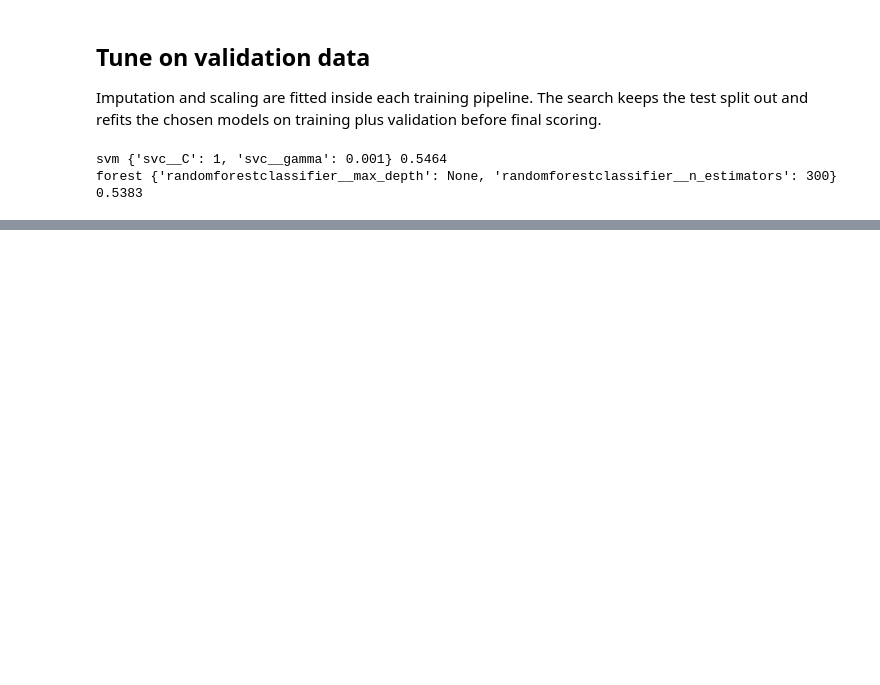
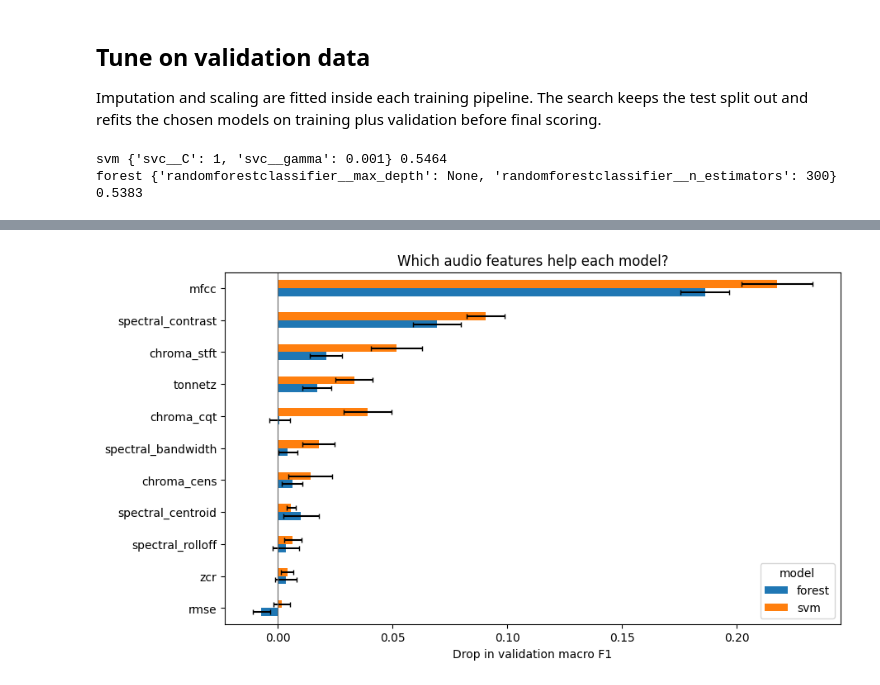
Before and after one commit to Connerj1234/CIS8695-group4-music-genre, a Jupyter notebook: notebooks/music_genre_classification.ipynb, the cells around one changed output, grey strips where cells are left out. Saved outputs shown, nothing was run; the diff lists cells and outputs as text; code cells hidden in the pictures; blank space fills up the shorter version.

```diff
--- a/notebooks/music_genre_classification.ipynb
+++ b/notebooks/music_genre_classification.ipynb
@@ -131,17 +161,35 @@ The published notebook can omit running this slower diagnostic until both models
 # %%
-from sklearn.base import clone
+X_val, y_val = X.loc[validation], labels.loc[validation]
+rng = np.random.default_rng(42)
+permutations = [rng.permutation(len(X_val)) for _ in range(8)]
+rows = []
 
+for name, search in searches.items():
+    model = clone(search.best_estimator_).fit(X.loc[training], labels.loc[training])
+    original_score = f1_score(y_val, model.predict(X_val), average="macro")
+    for family in feature_families.unique():
+        columns = X.columns[feature_families == family]
+        drops = []
+        shuffled = X_val.copy()
+        for order in permutations:
+            shuffled[columns] = X_val[columns].to_numpy()[order]
+            score = f1_score(y_val, model.predict(shuffled), average="macro")
+            drops.append(original_score - score)
+        rows.append({
+            "model": name, "feature_family": family, "feature_count": len(columns),
+            "macro_f1_drop": np.mean(drops), "shuffle_sd": np.std(drops, ddof=1),
+        })
 
-def export_permutation_importance():
-    for name, search in searches.items():
-        model = clone(search.best_estimator_).fit(X.loc[training], labels.loc[training])
-        importance = permutation_importance(
-            model, X.loc[validation], labels.loc[validation],
-            scoring="f1_macro", n_repeats=3, random_state=42, n_jobs=2,
-        )
-        pd.Series(importance.importances_mean, index=X.columns, name="macro_f1_drop").sort_values(
-            ascending=False
-        ).to_csv(results / f"{name}_permutation_importance.csv")
-
-
-# export_permutation_importance()
+importance = pd.DataFrame(rows)
+importance.to_csv(results / "feature_family_importance.csv", index=False)
+means = importance.pivot(index="feature_family", columns="model", values="macro_f1_drop")
+means = means.loc[means.mean(axis=1).sort_values().index]
+errors = importance.pivot(index="feature_family", columns="model", values="shuffle_sd")
+fig, ax = plt.subplots(figsize=(9, 5), layout="constrained")
+means.plot.barh(ax=ax, xerr=errors.reindex(means.index), capsize=2, rot=0)
+ax.axvline(0, color="0.4", linewidth=0.8)
+ax.set(xlabel="Drop in validation macro F1", ylabel="", title="Which audio features help each model?")
+fig.savefig(results / "feature_family_importance.png", dpi=180)
+plt.show()
+# %% [output]
+[figure, added]
```
Also changed, not shown: parts of 6 cells of this notebook, 4 other files.
